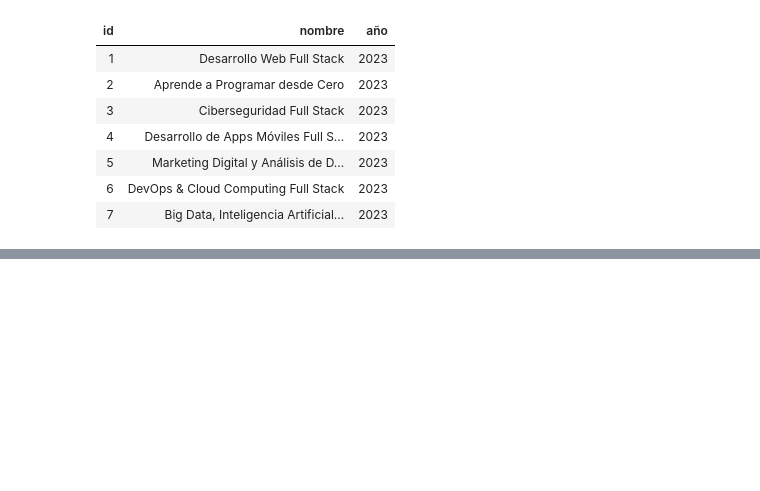
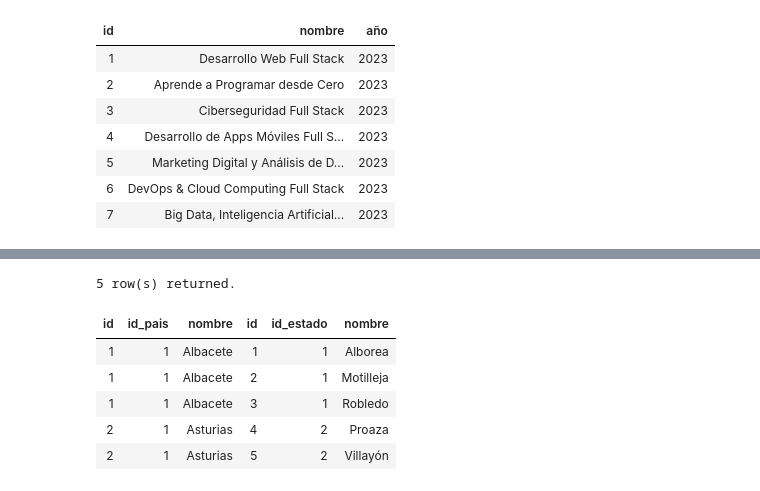
Before and after one commit to alexjust-data/FullStack06_SQL, a Jupyter notebook: 00_SEMINARIO.ipynb, the cells around one changed output, grey strips where cells are left out. Saved outputs shown, nothing was run; the diff lists cells and outputs as text; code cells hidden in the pictures; blank space fills up the shorter version.

```diff
--- a/00_SEMINARIO.ipynb
+++ b/00_SEMINARIO.ipynb
@@ -869,0 +957,14 @@ select * from keepcoding.curso;
+# %%
+-- puedes comprobar que se ha echo el join con las columnas relacionales
+select * from keepcoding.estado e
+inner join keepcoding.poblacion p
+on e.id = p.id_estado
+limit 5;
+# %% [output]
+5 row(s) returned.
+| id | id_pais | nombre | id | id_estado | nombre |
+| 1 | 1 | Albacete | 1 | 1 | Alborea |
+| 1 | 1 | Albacete | 2 | 1 | Motilleja |
+| 1 | 1 | Albacete | 3 | 1 | Robledo |
+| 2 | 1 | Asturias | 4 | 2 | Proaza |
+| 2 | 1 | Asturias | 5 | 2 | Villayón |
```
Also changed, not shown: parts of 24 cells of this notebook, 7 other files.
